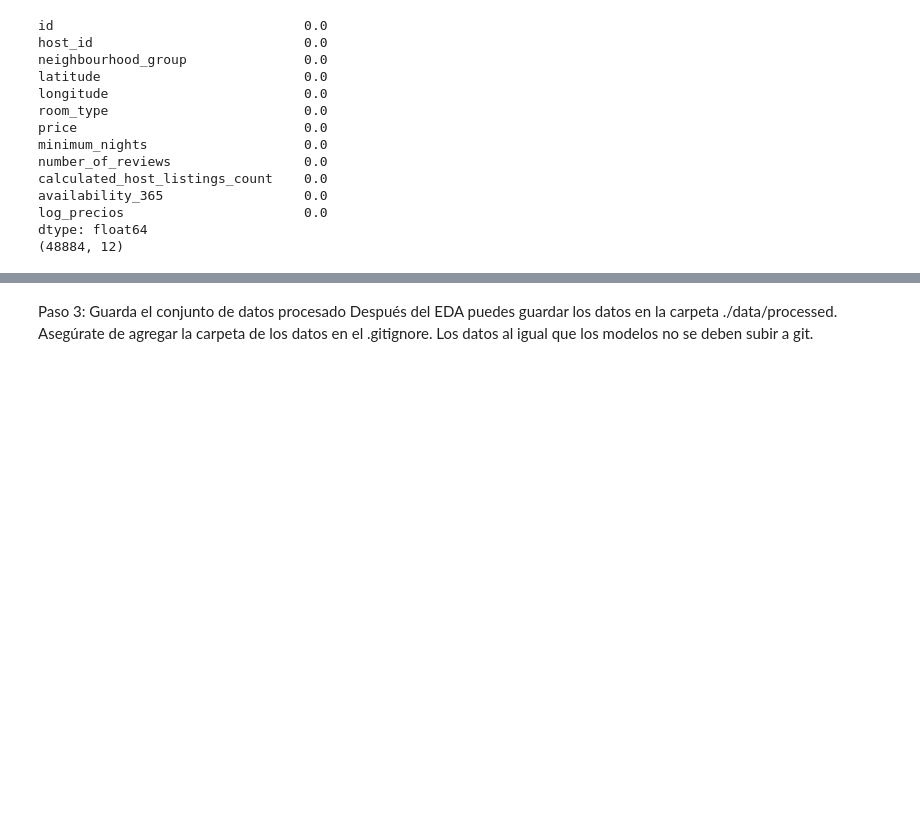
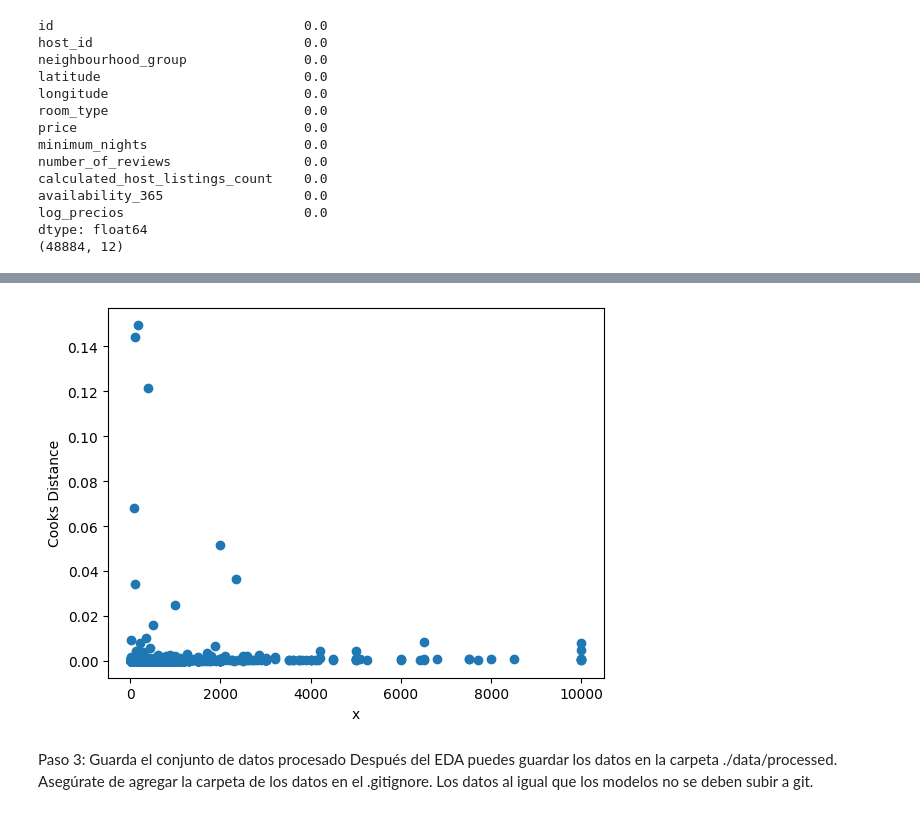
Before and after one commit to 4GeeksAcademy/pauline-EXPLORATORY-DATA-ANALYSIS, a Jupyter notebook: src/explore.ipynb, the cells around one changed output, grey strips where cells are left out. Cells and saved outputs as stored; diff of their text form; code cells hidden in the pictures; blank space fills up the shorter version.

```diff
--- a/src/explore.ipynb
+++ b/src/explore.ipynb
@@ -262,3 +283,27 @@ Name: room_type, dtype: int64
+# %%
+#Identificar observaciones influyentes
+
+#Speramos indep y dep --> Seleccionar solo las columnas numéricas y dependientes (sin precios ni log_precios, sin categoricas):
+num_dep_var = ['nb_group_percentage', 'latitude', 'longitude', 'minimum_nights',
+                   'number_of_reviews', 'calculated_host_listings_count', 'availability_365',
+                   'ranking_room_type']
+
+X = df[num_dep_var]
+y = df['log_precios']
+
+# Ajustar el modelo de regresión lineal
+X = sm.add_constant(X)
+model = sm.OLS(y, X).fit()
+
+# Instancia de la influencia y obtención de la distancia de cook para cada observación
+cooks_distance = model.get_influence().cooks_distance
+# %%
+plt.scatter(df.price, cooks_distance[0])
+plt.xlabel('x')
+plt.ylabel('Cooks Distance')
+plt.show()
+# %% [output]
+[figure, added]
 # %%
 #Ahora hemos hecho una analisis y cambios que nos parecen una base relevante para ya empezar a trabajar sobre un modelo de ML
 
```
Also changed, not shown: parts of 6 cells of this notebook, 1 other file.
